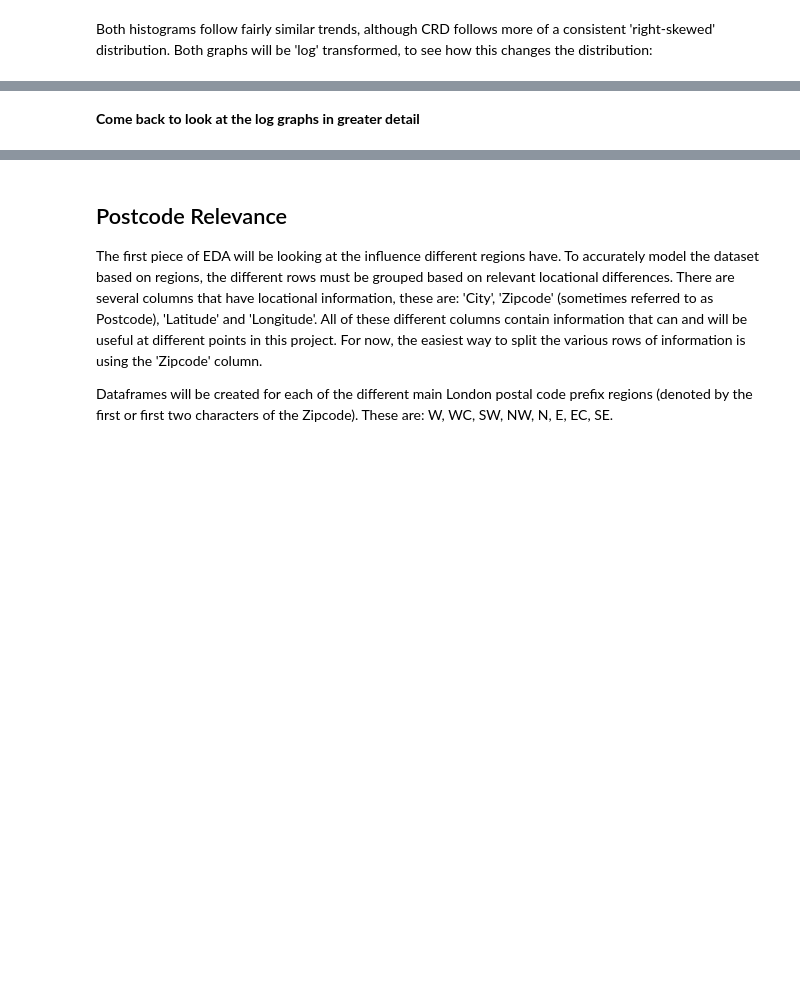
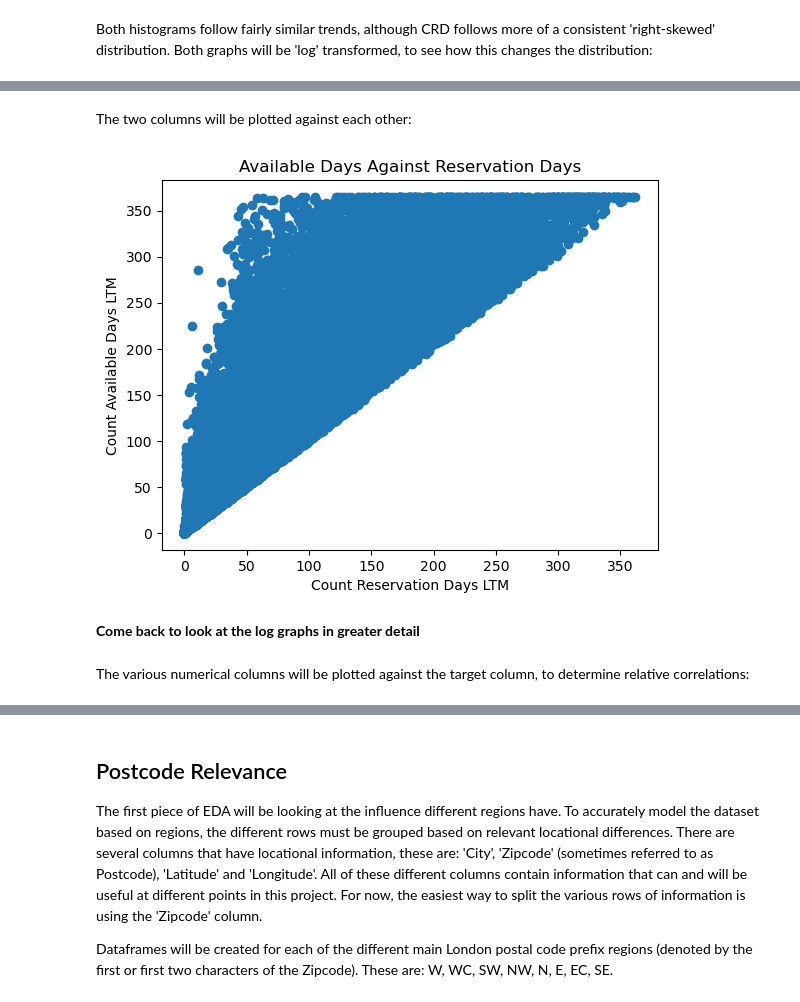
Before and after one commit to BMedlam/Accounting-For-Taste, a Jupyter notebook: EDA - Capstone.ipynb, the cells around one changed output, grey strips where cells are left out. Cells and saved outputs as stored; diff of their text form; code cells hidden in the pictures; blank space fills up the shorter version.

```diff
--- a/EDA - Capstone.ipynb
+++ b/EDA - Capstone.ipynb
@@ -221,2 +209,15 @@ plt.show()
+# %% [markdown]
+The two columns will be plotted against each other:
+# %%
+plt.figure()
+plt.scatter(airbnb_ldn['Count Reservation Days LTM'], airbnb_ldn['Count Available Days LTM'])
+plt.xlabel('Count Reservation Days LTM')
+plt.ylabel('Count Available Days LTM')
+plt.title('Available Days Against Reservation Days')
+plt.show()
+# %% [output]
+[figure, added]
 # %% [markdown]
 **Come back to look at the log graphs in greater detail**
+# %% [markdown]
+The various numerical columns will be plotted against the target column, to determine relative correlations:
```
Also changed, not shown: parts of 23 cells of this notebook.
